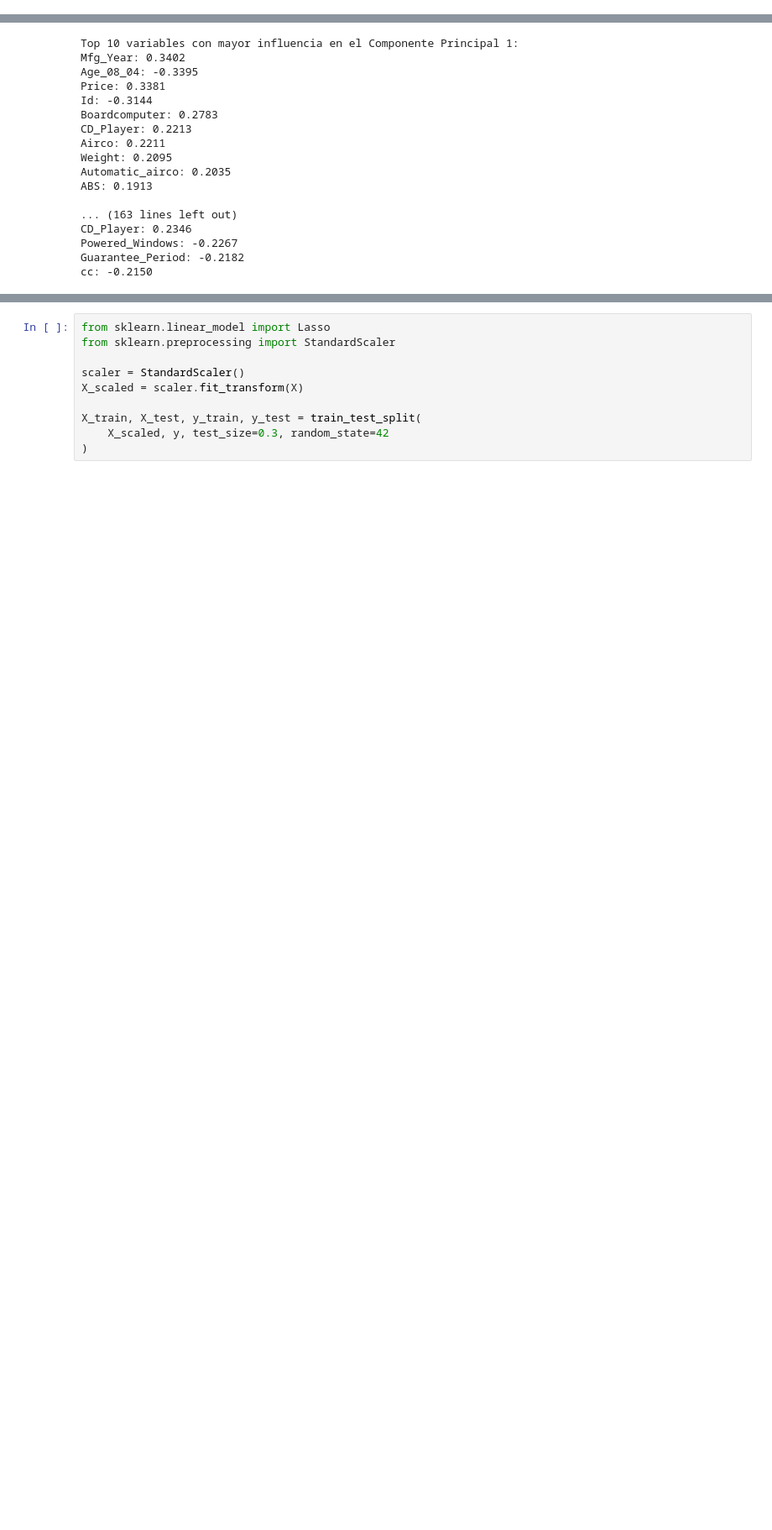
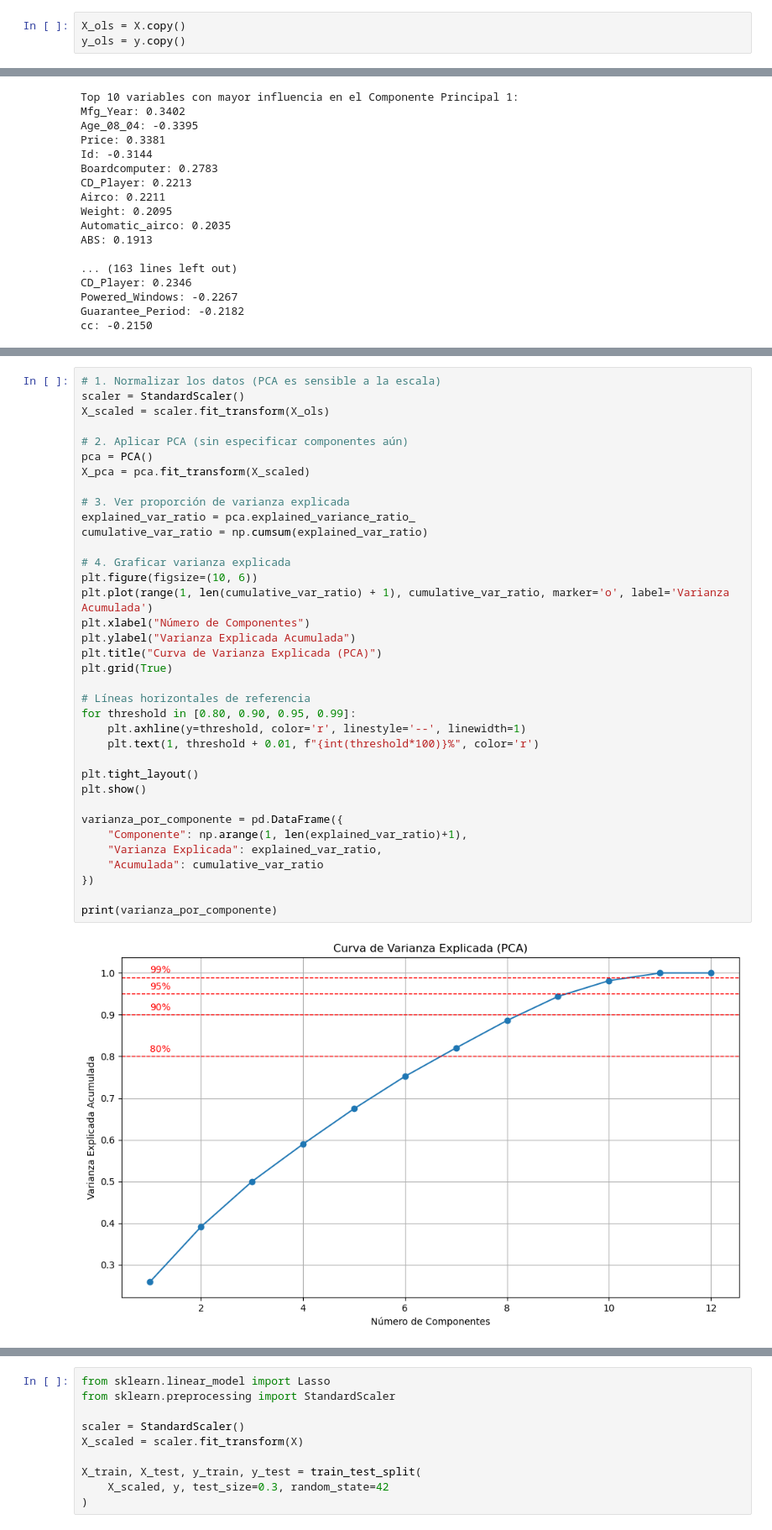
Before and after one commit to lucasdepetrisd/toyota_project, a Jupyter notebook: toyota_project/notebooks/analisis.ipynb, the cells around one changed output, grey strips where cells are left out. Shown at 84% size. Saved outputs shown, nothing was run; the diff lists cells and outputs as text; blank space fills up the shorter version.

```diff
--- a/toyota_project/notebooks/analisis.ipynb
+++ b/toyota_project/notebooks/analisis.ipynb
@@ -738,6 +738,9 @@ plt.tight_layout()
 plt.show()
 # %% [output]
 [figure]
+# %%
+X_ols = X.copy()
+y_ols = y.copy()
 # %% [markdown]
 ## Reducción de dimensionalidad por métodos de selección de variables
 # %%
@@ -839,0 +845,38 @@ cc: -0.2150
+# %%
+# 1. Normalizar los datos (PCA es sensible a la escala)
+scaler = StandardScaler()
+X_scaled = scaler.fit_transform(X_ols)
+
+# 2. Aplicar PCA (sin especificar componentes aún)
+pca = PCA()
+X_pca = pca.fit_transform(X_scaled)
+
+# 3. Ver proporción de varianza explicada
+explained_var_ratio = pca.explained_variance_ratio_
+cumulative_var_ratio = np.cumsum(explained_var_ratio)
+
+# 4. Graficar varianza explicada
+plt.figure(figsize=(10, 6))
+plt.plot(range(1, len(cumulative_var_ratio) + 1), cumulative_var_ratio, marker='o', label='Varianza Acumulada')
+plt.xlabel("Número de Componentes")
+plt.ylabel("Varianza Explicada Acumulada")
+plt.title("Curva de Varianza Explicada (PCA)")
+plt.grid(True)
+
+# Líneas horizontales de referencia
+for threshold in [0.80, 0.90, 0.95, 0.99]:
+    plt.axhline(y=threshold, color='r', linestyle='--', linewidth=1)
+    plt.text(1, threshold + 0.01, f"{int(threshold*100)}%", color='r')
+
+plt.tight_layout()
+plt.show()
+
+varianza_por_componente = pd.DataFrame({
+    "Componente": np.arange(1, len(explained_var_ratio)+1),
+    "Varianza Explicada": explained_var_ratio,
+    "Acumulada": cumulative_var_ratio
+})
+
+print(varianza_por_componente)
+# %% [output]
+[figure, added]
```
Also changed, not shown: parts of 7 cells of this notebook.
